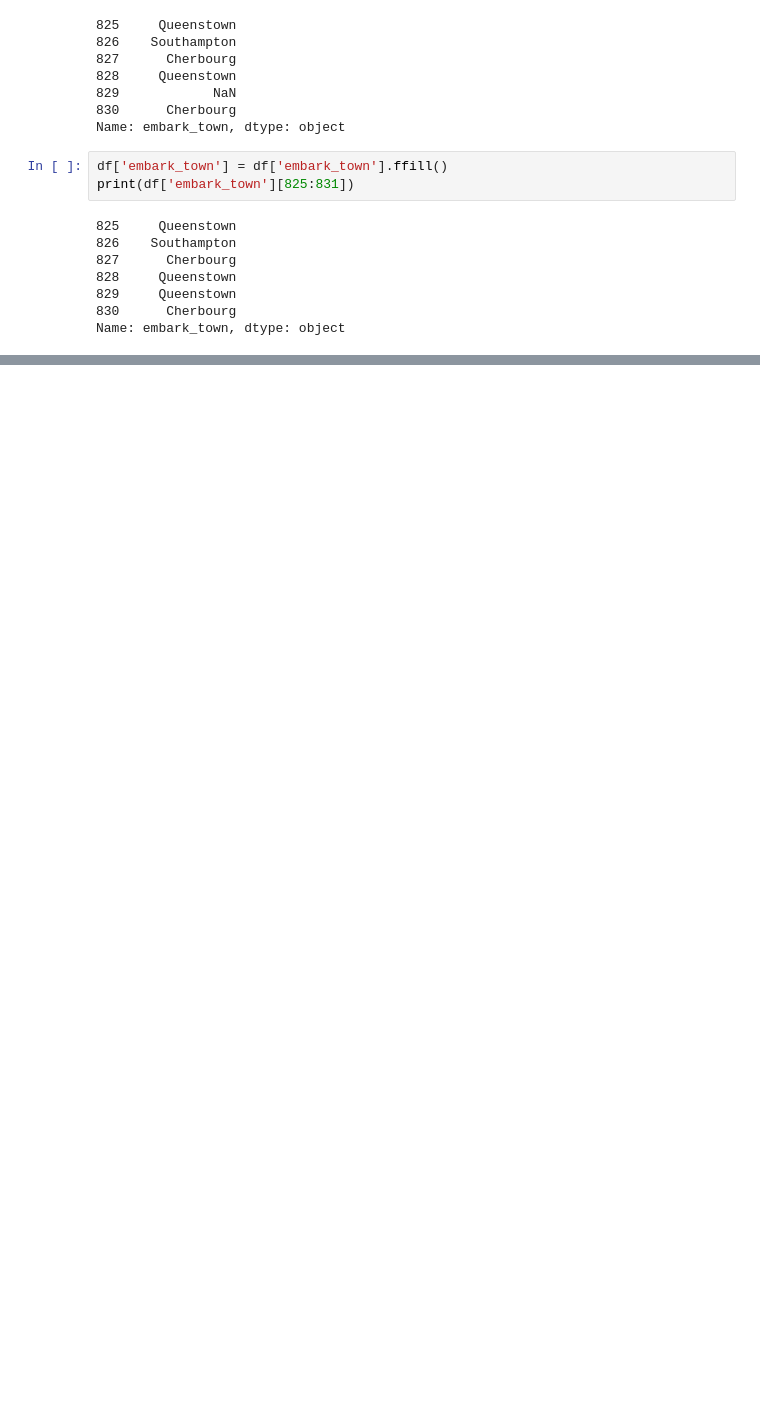
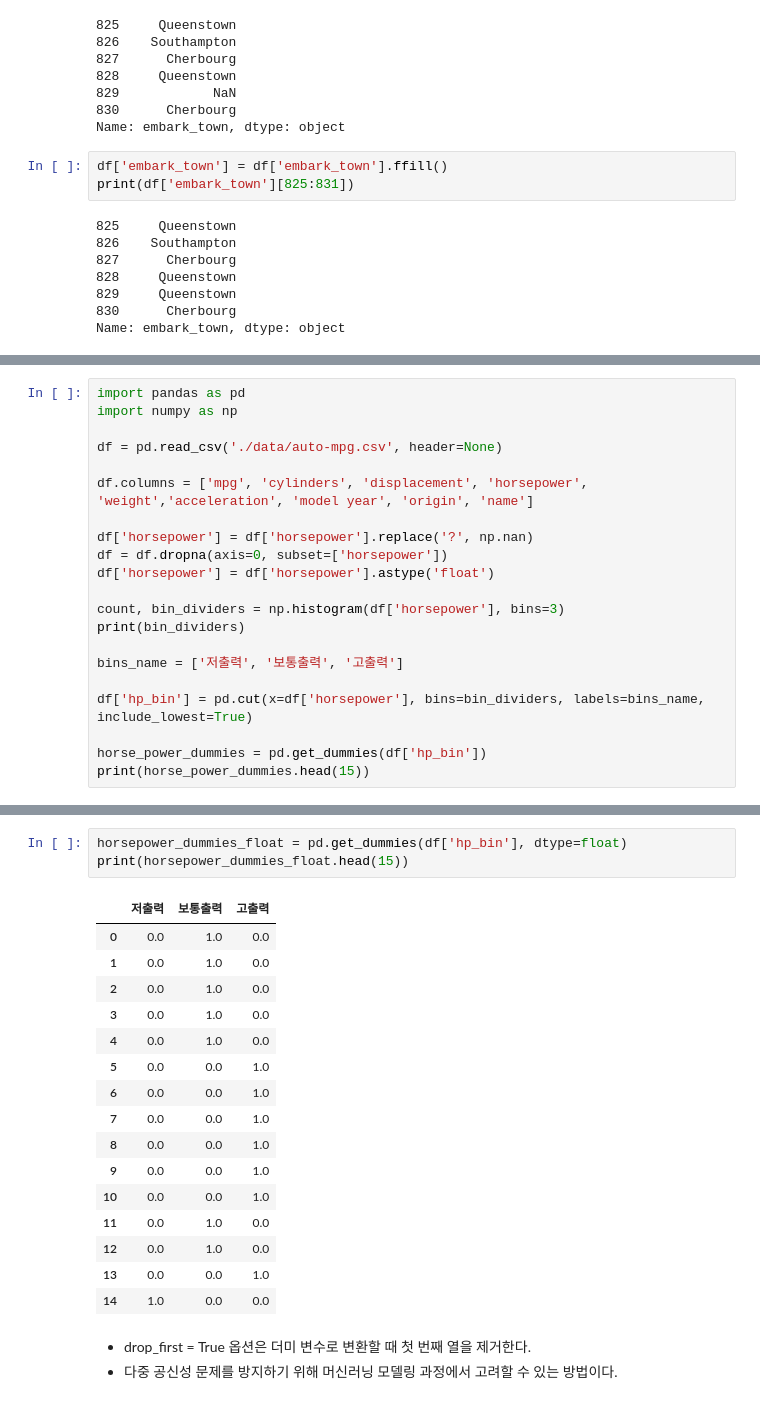
Before and after one commit to simsimeie/pandas-practice, a Jupyter notebook: part2/chap05.ipynb, the cells around one changed output, grey strips where cells are left out. Cells and saved outputs as stored; diff of their text form; blank space fills up the shorter version.

```diff
--- a/part2/chap05.ipynb
+++ b/part2/chap05.ipynb
@@ -314,0 +611,21 @@ Name: embark_town, dtype: object
+# %%
+import pandas as pd
+import numpy as np
+
+df = pd.read_csv('./data/auto-mpg.csv', header=None)
+
+df.columns = ['mpg', 'cylinders', 'displacement', 'horsepower', 'weight','acceleration', 'model year', 'origin', 'name']
+
+df['horsepower'] = df['horsepower'].replace('?', np.nan)
+df = df.dropna(axis=0, subset=['horsepower'])
+df['horsepower'] = df['horsepower'].astype('float')
+
+count, bin_dividers = np.histogram(df['horsepower'], bins=3)
+print(bin_dividers)
+
+bins_name = ['저출력', '보통출력', '고출력']
+
+df['hp_bin'] = pd.cut(x=df['horsepower'], bins=bin_dividers, labels=bins_name, include_lowest=True)
+
+horse_power_dummies = pd.get_dummies(df['hp_bin'])
+print(horse_power_dummies.head(15))
@@ -314,0 +650,23 @@ Name: embark_town, dtype: object
+# %%
+horsepower_dummies_float = pd.get_dummies(df['hp_bin'], dtype=float)
+print(horsepower_dummies_float.head(15))
+# %% [output]
+|  | 저출력 | 보통출력 | 고출력 |
+| 0 | 0.0 | 1.0 | 0.0 |
+| 1 | 0.0 | 1.0 | 0.0 |
+| 2 | 0.0 | 1.0 | 0.0 |
+| 3 | 0.0 | 1.0 | 0.0 |
+| 4 | 0.0 | 1.0 | 0.0 |
+| 5 | 0.0 | 0.0 | 1.0 |
+| 6 | 0.0 | 0.0 | 1.0 |
+| 7 | 0.0 | 0.0 | 1.0 |
+| 8 | 0.0 | 0.0 | 1.0 |
+| 9 | 0.0 | 0.0 | 1.0 |
+| 10 | 0.0 | 0.0 | 1.0 |
+| 11 | 0.0 | 1.0 | 0.0 |
+| 12 | 0.0 | 1.0 | 0.0 |
+| 13 | 0.0 | 0.0 | 1.0 |
+| 14 | 1.0 | 0.0 | 0.0 |
+# %% [markdown]
+- drop_first = True 옵션은 더미 변수로 변환할 때 첫 번째 열을 제거한다.
+- 다중 공신성 문제를 방지하기 위해 머신러닝 모델링 과정에서 고려할 수 있는 방법이다.
```
Also changed, not shown: parts of 48 cells of this notebook, 36 other files.
